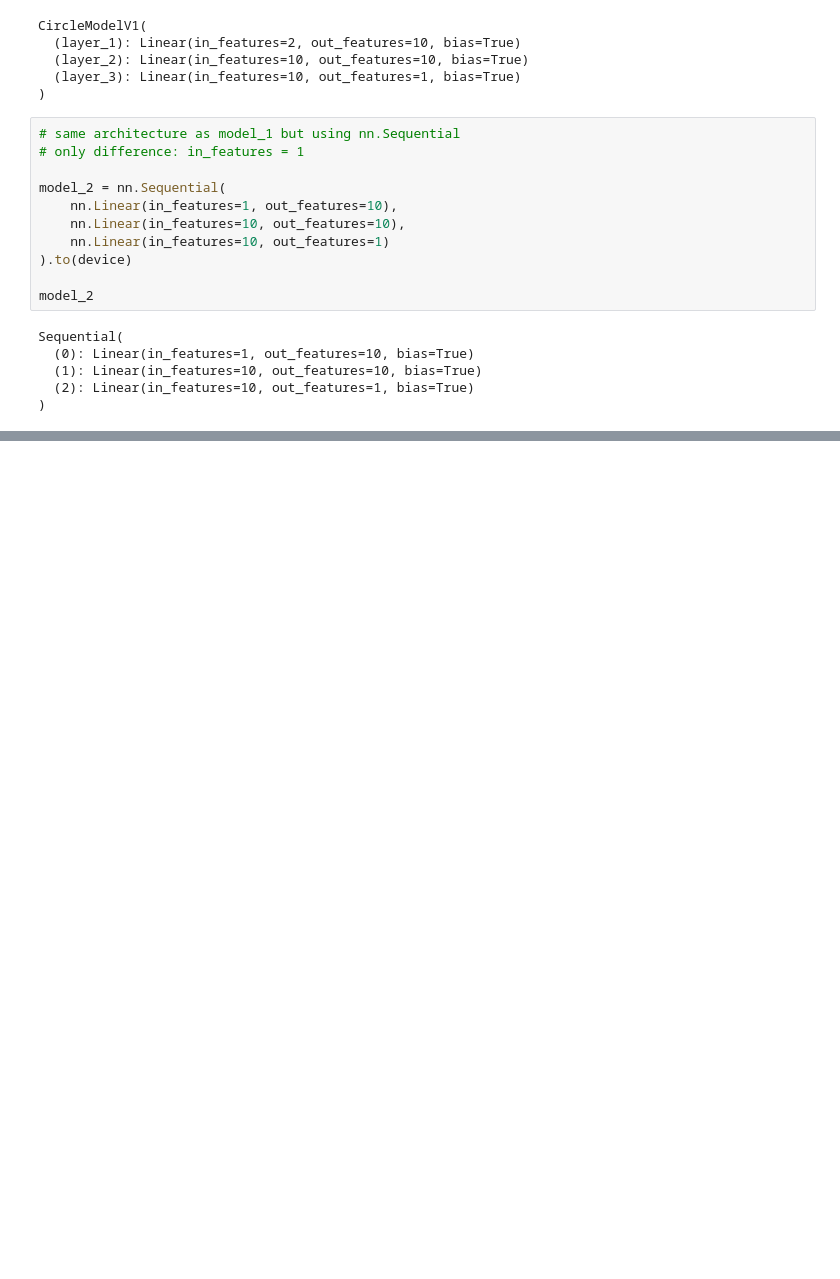
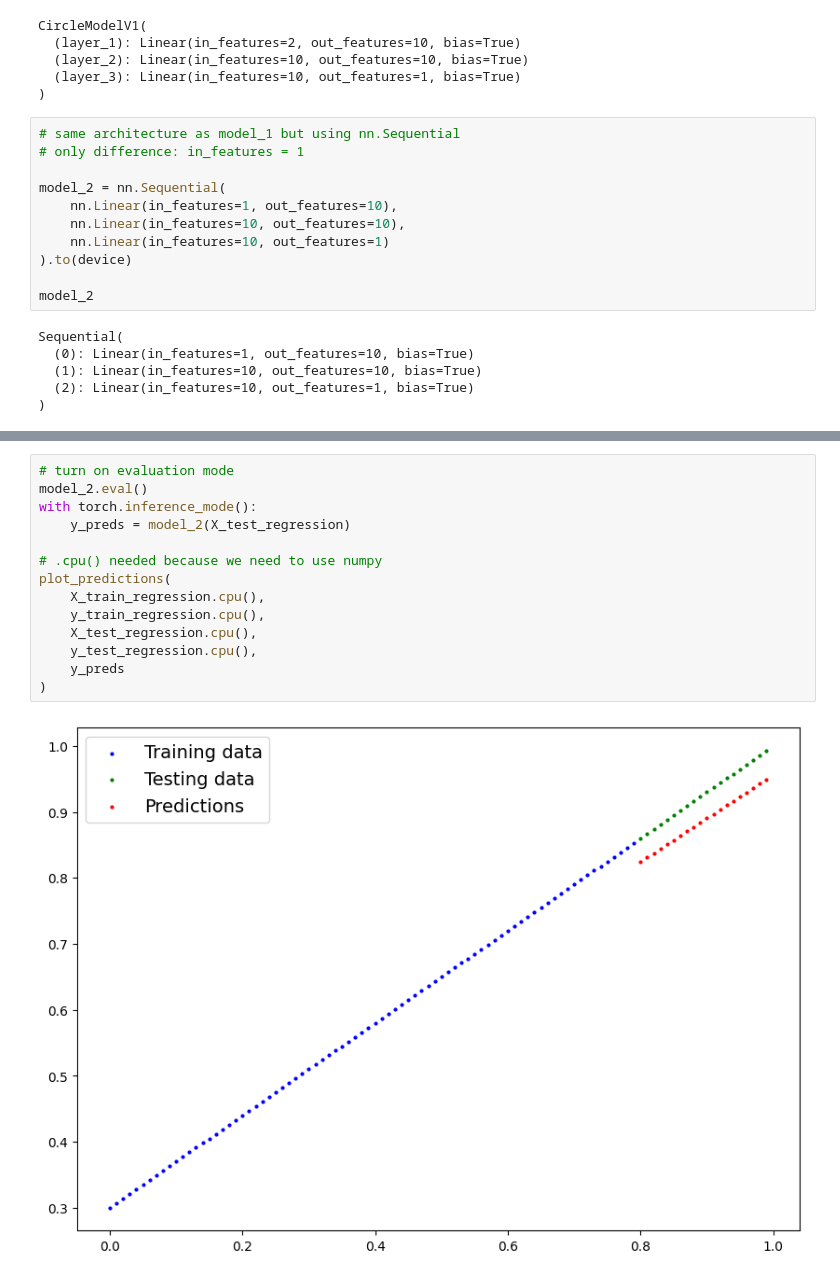
Before and after one commit to martinaspeciale/pytorch-deep-learning, a Jupyter notebook: 02-neural-network-classification.ipynb, the cells around one changed output, grey strips where cells are left out. Drawn from its saved outputs; the diff is of its cells as text; blank space fills up the shorter version.

```diff
--- a/02-neural-network-classification.ipynb
+++ b/02-neural-network-classification.ipynb
@@ -669,0 +670,16 @@ Epoch: 900 | Loss: 0.05571 | Test loss: 0.00603
+# %%
+# turn on evaluation mode
+model_2.eval()
+with torch.inference_mode():
+    y_preds = model_2(X_test_regression)
+
+# .cpu() needed because we need to use numpy
+plot_predictions(
+    X_train_regression.cpu(),
+    y_train_regression.cpu(),
+    X_test_regression.cpu(),
+    y_test_regression.cpu(),
+    y_preds
+)
+# %% [output]
+[figure, added]
```
Also changed, not shown: parts of 13 cells of this notebook.
